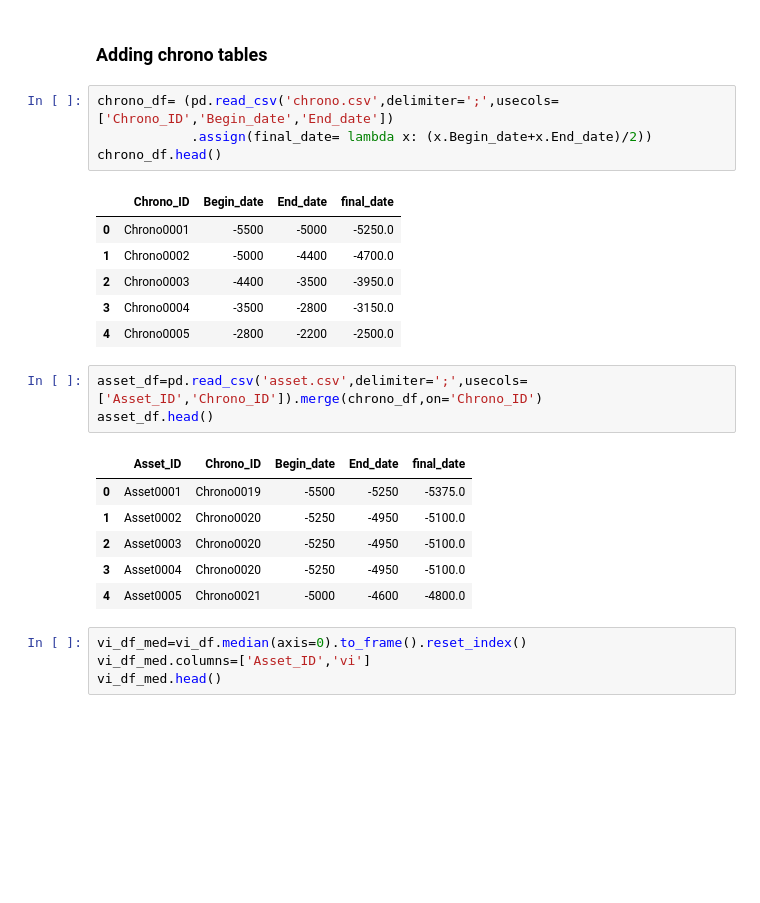
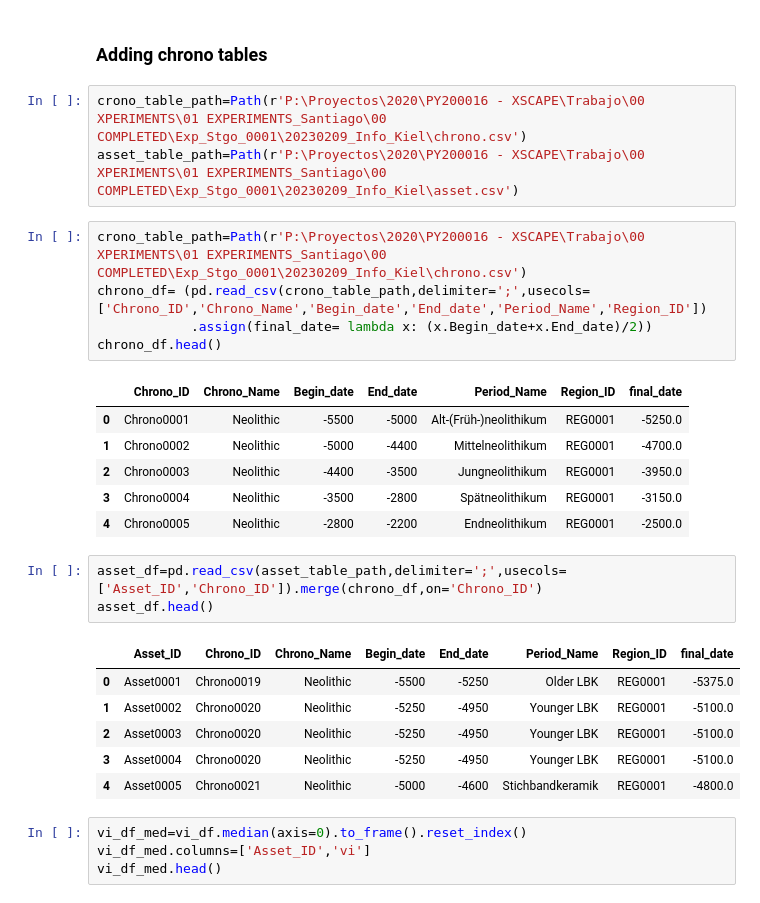
Before and after one commit to Rockyneuron/pupil_labs_analysis, a Jupyter notebook: analysis/gaze/pupil_labs/VI_calculation_auto_v_2.ipynb, the cells around one changed output. Saved outputs shown, nothing was run; the diff lists cells and outputs as text; blank space fills up the shorter version.

Commit message:
[fx] .tiff values [st] Add crono merge

```diff
--- a/analysis/gaze/pupil_labs/VI_calculation_auto_v_2.ipynb
+++ b/analysis/gaze/pupil_labs/VI_calculation_auto_v_2.ipynb
@@ -761,27 +856,31 @@ sns.lineplot(data=np.mean(vi_df))
 [figure]
 # %% [markdown]
 ### Adding chrono tables
+# %%
+crono_table_path=Path(r'P:\Proyectos\2020\PY200016 - XSCAPE\Trabajo\00 XPERIMENTS\01 EXPERIMENTS_Santiago\00 COMPLETED\Exp_Stgo_0001\20230209_Info_Kiel\chrono.csv')
+asset_table_path=Path(r'P:\Proyectos\2020\PY200016 - XSCAPE\Trabajo\00 XPERIMENTS\01 EXPERIMENTS_Santiago\00 COMPLETED\Exp_Stgo_0001\20230209_Info_Kiel\asset.csv')
 # %%
-chrono_df= (pd.read_csv('chrono.csv',delimiter=';',usecols=['Chrono_ID','Begin_date','End_date'])
+crono_table_path=Path(r'P:\Proyectos\2020\PY200016 - XSCAPE\Trabajo\00 XPERIMENTS\01 EXPERIMENTS_Santiago\00 COMPLETED\Exp_Stgo_0001\20230209_Info_Kiel\chrono.csv')
+chrono_df= (pd.read_csv(crono_table_path,delimiter=';',usecols=['Chrono_ID','Chrono_Name','Begin_date','End_date','Period_Name','Region_ID'])
             .assign(final_date= lambda x: (x.Begin_date+x.End_date)/2))
 chrono_df.head()
 # %% [output]
-|  | Chrono_ID | Begin_date | End_date | final_date |
-| 0 | Chrono0001 | -5500 | -5000 | -5250.0 |
-| 1 | Chrono0002 | -5000 | -4400 | -4700.0 |
-| 2 | Chrono0003 | -4400 | -3500 | -3950.0 |
-| 3 | Chrono0004 | -3500 | -2800 | -3150.0 |
-| 4 | Chrono0005 | -2800 | -2200 | -2500.0 |
+|  | Chrono_ID | Chrono_Name | Begin_date | End_date | Period_Name | Region_ID | final_date |
+| 0 | Chrono0001 | Neolithic | -5500 | -5000 | Alt-(Früh-)neolithikum | REG0001 | -5250.0 |
+| 1 | Chrono0002 | Neolithic | -5000 | -4400 | Mittelneolithikum | REG0001 | -4700.0 |
+| 2 | Chrono0003 | Neolithic | -4400 | -3500 | Jungneolithikum | REG0001 | -3950.0 |
+| 3 | Chrono0004 | Neolithic | -3500 | -2800 | Spätneolithikum | REG0001 | -3150.0 |
+| 4 | Chrono0005 | Neolithic | -2800 | -2200 | Endneolithikum | REG0001 | -2500.0 |
 # %%
-asset_df=pd.read_csv('asset.csv',delimiter=';',usecols=['Asset_ID','Chrono_ID']).merge(chrono_df,on='Chrono_ID')
+asset_df=pd.read_csv(asset_table_path,delimiter=';',usecols=['Asset_ID','Chrono_ID']).merge(chrono_df,on='Chrono_ID')
 asset_df.head()
 # %% [output]
-|  | Asset_ID | Chrono_ID | Begin_date | End_date | final_date |
-| 0 | Asset0001 | Chrono0019 | -5500 | -5250 | -5375.0 |
-| 1 | Asset0002 | Chrono0020 | -5250 | -4950 | -5100.0 |
-| 2 | Asset0003 | Chrono0020 | -5250 | -4950 | -5100.0 |
-| 3 | Asset0004 | Chrono0020 | -5250 | -4950 | -5100.0 |
-| 4 | Asset0005 | Chrono0021 | -5000 | -4600 | -4800.0 |
+|  | Asset_ID | Chrono_ID | Chrono_Name | Begin_date | End_date | Period_Name | Region_ID | final_date |
+| 0 | Asset0001 | Chrono0019 | Neolithic | -5500 | -5250 | Older LBK | REG0001 | -5375.0 |
+| 1 | Asset0002 | Chrono0020 | Neolithic | -5250 | -4950 | Younger LBK | REG0001 | -5100.0 |
+| 2 | Asset0003 | Chrono0020 | Neolithic | -5250 | -4950 | Younger LBK | REG0001 | -5100.0 |
+| 3 | Asset0004 | Chrono0020 | Neolithic | -5250 | -4950 | Younger LBK | REG0001 | -5100.0 |
+| 4 | Asset0005 | Chrono0021 | Neolithic | -5000 | -4600 | Stichbandkeramik | REG0001 | -4800.0 |
 # %%
 vi_df_med=vi_df.median(axis=0).to_frame().reset_index()
 vi_df_med.columns=['Asset_ID','vi']
```
Also changed, not shown: parts of 12 cells of this notebook, 2 other files.
